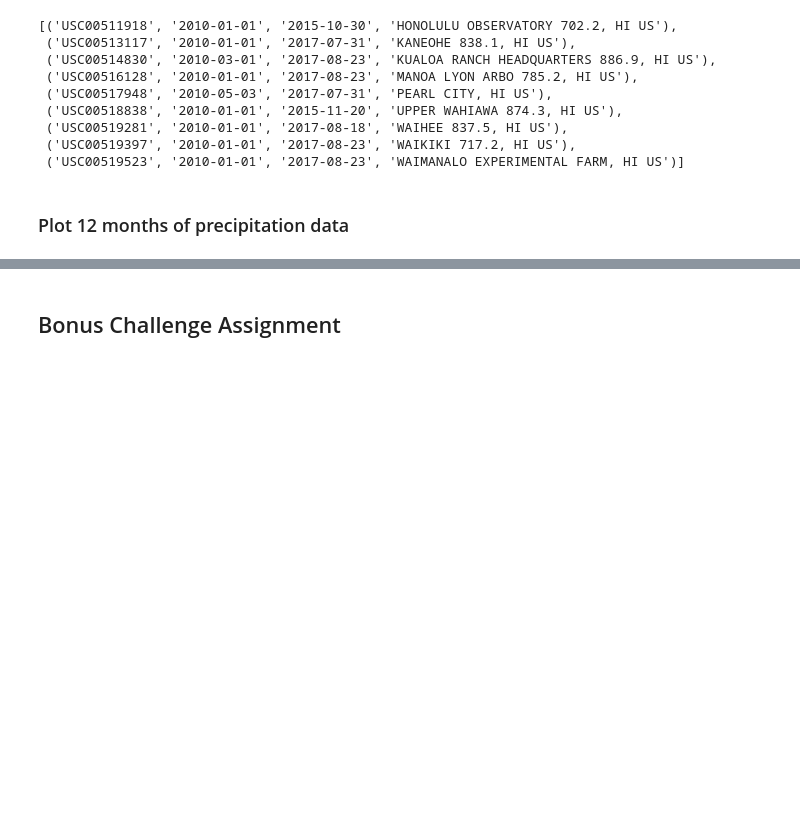
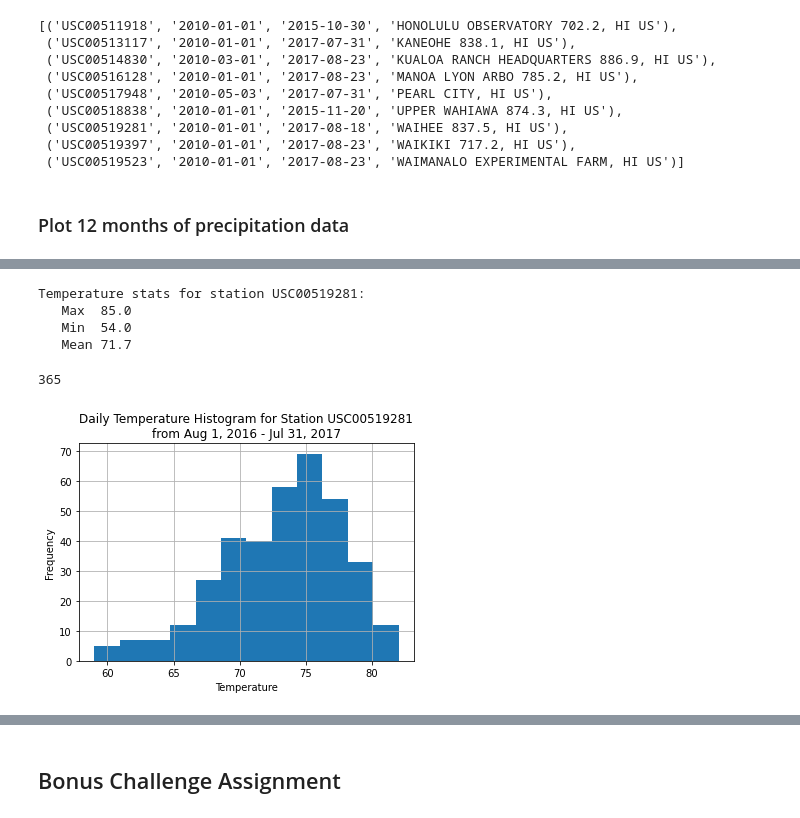
Before and after one commit to Earthscott/sqlalchemy-challenge, a Jupyter notebook: surfs_up_scottjob.ipynb, the cells around one changed output, grey strips where cells are left out. Saved outputs shown, nothing was run; the diff lists cells and outputs as text; code cells hidden in the pictures; blank space fills up the shorter version.

```diff
--- a/surfs_up_scottjob.ipynb
+++ b/surfs_up_scottjob.ipynb
@@ -283,6 +276,43 @@ df_prcp.describe()
 # %%
 # Using the station id from the previous query, calculate the lowest temperature recorded,
 # highest temperature recorded, and average temperature of the most active station?
+sel = [Meas.station,
+       func.max(Meas.tobs),
+       func.min(Meas.tobs),
+       func.avg(Meas.tobs)]
+
+temp_stats = session.query(*sel).\
+    filter(Meas.station == 'USC00519281').\
+    group_by(Meas.station).all()
+
+print(f"Temperature stats for station {temp_stats[0][0]}:")
+print(f"   Max  {temp_stats[0][1]}")
+print(f"   Min  {temp_stats[0][2]}")
+print(f"   Mean {temp_stats[0][3]:.1f}")
+# %% [output]
+Temperature stats for station USC00519281:
+   Max  85.0
+   Min  54.0
+   Mean 71.7
 # %%
 # Choose the station with the highest number of temperature observations.
 # Query the last 12 months of temperature observation data for this station and plot the results as a histogram
+
+sta_temp = session.query(Meas.date, Meas.tobs).\
+    filter(Meas.station == 'USC00519281').\
+    filter(Meas.date >= startdate).\
+    filter(Meas.date <= enddate).\
+    order_by(Meas.date).all()
+
+df_temp = pd.DataFrame(sta_temp, columns=sta_temp[0].keys())
+
+print(len(df_temp))
+
+df_temp.hist(column='tobs', bins=12)
+plt.xlabel('Temperature')
+plt.ylabel('Frequency')
+plt.title('Daily Temperature Histogram for Station USC00519281\nfrom Aug 1, 2016 - Jul 31, 2017')
+plt.show()
+# %% [output]
+365
+[figure, added]
```
Also changed, not shown: parts of 20 cells of this notebook.
